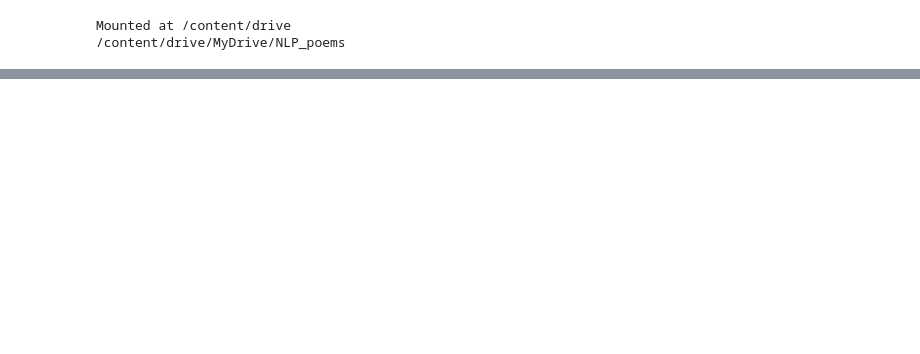
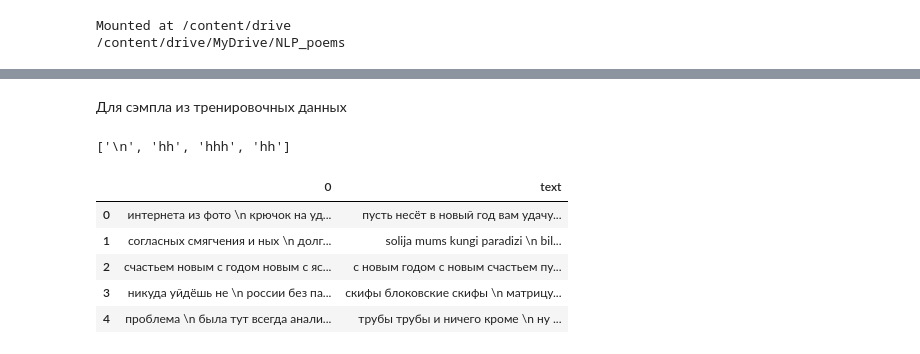
Before and after one commit to Pstva/nlp-project, a Jupyter notebook: LM_evaluation.ipynb, the cells around one changed output, grey strips where cells are left out. Cells and saved outputs as stored; diff of their text form; code cells hidden in the pictures; blank space fills up the shorter version.

```diff
--- a/LM_evaluation.ipynb
+++ b/LM_evaluation.ipynb
@@ -76,0 +127,19 @@ evaluate_data(poems_path, output_path)
+# %% [markdown]
+Для сэмпла из тренировочных данных
+# %%
+data = pd.read_csv('data/full_data_clean_reversed.csv', header=None, usecols=[0])
+# %%
+list(reversed("hh hhh hh \n".split(" ")))
+# %% [output]
+['\n', 'hh', 'hhh', 'hh']
+# %%
+data['text'] = data[0].apply(lambda x: " ".join(list(reversed(x.split(" ")))))
+# %%
+data.head()
+# %% [output]
+|  | 0 | text |
+| 0 | интернета из фото \n крючок на уд... | пусть несёт в новый год вам удачу... |
+| 1 | согласных смягчения и ных \n долг... | solija mums kungi paradizi \n bil... |
+| 2 | счастьем новым с годом новым с яс... | с новым годом с новым счастьем пу... |
+| 3 | никуда уйдёшь не \n россии без па... | скифы блоковские скифы \n матрицу... |
+| 4 | проблема \n была тут всегда анали... | трубы трубы и ничего кроме \n ну ... |
```
Also changed, not shown: parts of 11 cells of this notebook, 17 other files.
